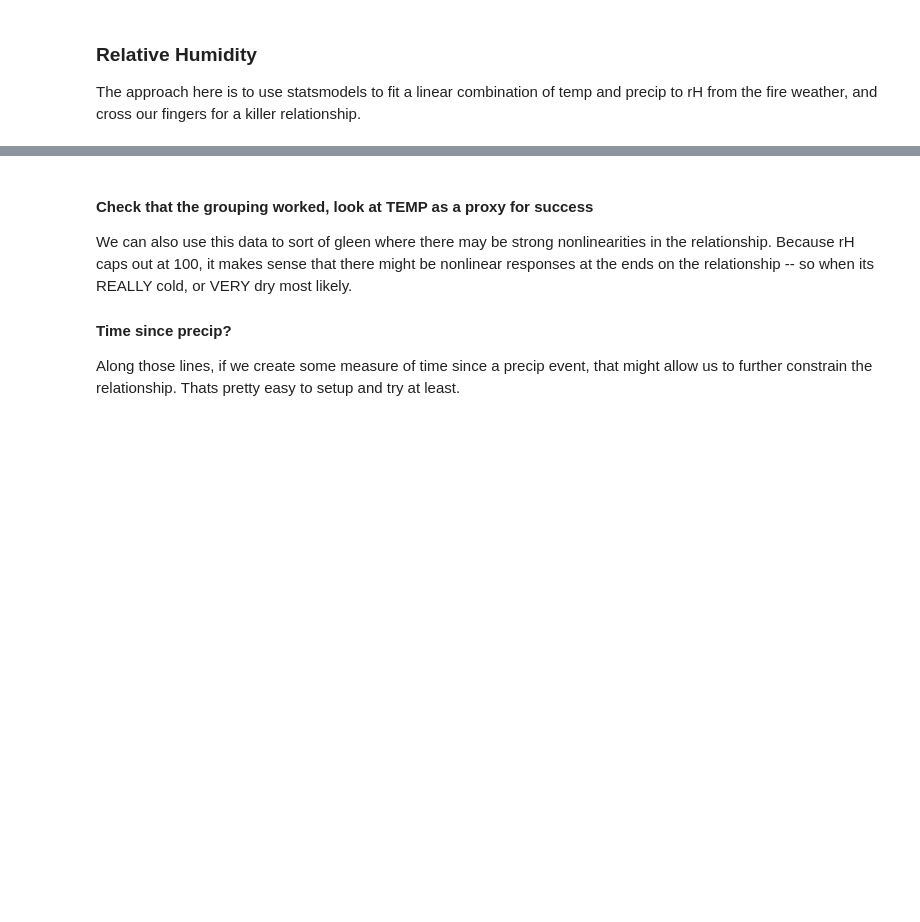
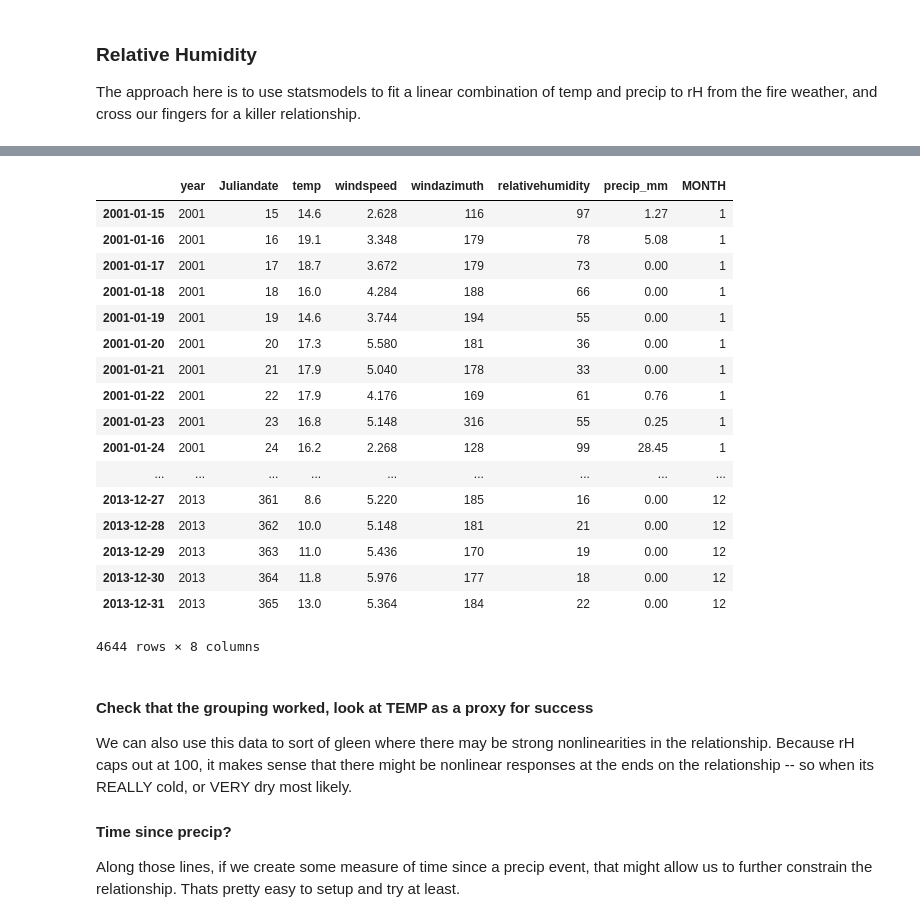
Before and after one commit to djkrofch/DinkeyCreek, a Jupyter notebook: ProjectedClimate.ipynb, the cells around one changed output, grey strips where cells are left out. Drawn from its saved outputs; the diff is of its cells as text; code cells hidden in the pictures; blank space fills up the shorter version.

```diff
--- a/ProjectedClimate.ipynb
+++ b/ProjectedClimate.ipynb
@@ -479,3 +476,24 @@ FR1['MONTH'] = FR1.index.month
+# %%
+FR1
+# %% [output]
+|  | year | Juliandate | temp | windspeed | windazimuth | relativehumidity | precip_mm | MONTH |
+| 2001-01-15 | 2001 | 15 | 14.6 | 2.628 | 116 | 97 | 1.27 | 1 |
+| 2001-01-16 | 2001 | 16 | 19.1 | 3.348 | 179 | 78 | 5.08 | 1 |
+| 2001-01-17 | 2001 | 17 | 18.7 | 3.672 | 179 | 73 | 0.00 | 1 |
+| 2001-01-18 | 2001 | 18 | 16.0 | 4.284 | 188 | 66 | 0.00 | 1 |
+| 2001-01-19 | 2001 | 19 | 14.6 | 3.744 | 194 | 55 | 0.00 | 1 |
+| 2001-01-20 | 2001 | 20 | 17.3 | 5.580 | 181 | 36 | 0.00 | 1 |
+| 2001-01-21 | 2001 | 21 | 17.9 | 5.040 | 178 | 33 | 0.00 | 1 |
+| 2001-01-22 | 2001 | 22 | 17.9 | 4.176 | 169 | 61 | 0.76 | 1 |
+| 2001-01-23 | 2001 | 23 | 16.8 | 5.148 | 316 | 55 | 0.25 | 1 |
+| 2001-01-24 | 2001 | 24 | 16.2 | 2.268 | 128 | 99 | 28.45 | 1 |
+| ... | ... | ... | ... | ... | ... | ... | ... | ... |
+| 2013-12-27 | 2013 | 361 | 8.6 | 5.220 | 185 | 16 | 0.00 | 12 |
+| 2013-12-28 | 2013 | 362 | 10.0 | 5.148 | 181 | 21 | 0.00 | 12 |
+| 2013-12-29 | 2013 | 363 | 11.0 | 5.436 | 170 | 19 | 0.00 | 12 |
+| 2013-12-30 | 2013 | 364 | 11.8 | 5.976 | 177 | 18 | 0.00 | 12 |
+| 2013-12-31 | 2013 | 365 | 13.0 | 5.364 | 184 | 22 | 0.00 | 12 |
+4644 rows × 8 columns
 # %% [markdown]
 #### Check that the grouping worked, look at TEMP as a proxy for success
 We can also use this data to sort of gleen where there may be strong nonlinearities in the relationship. Because rH caps out at 100, it makes sense that there might be nonlinear responses at the ends on the relationship -- so when its REALLY cold, or VERY dry most likely.
```
Also changed, not shown: parts of 8 cells of this notebook.
